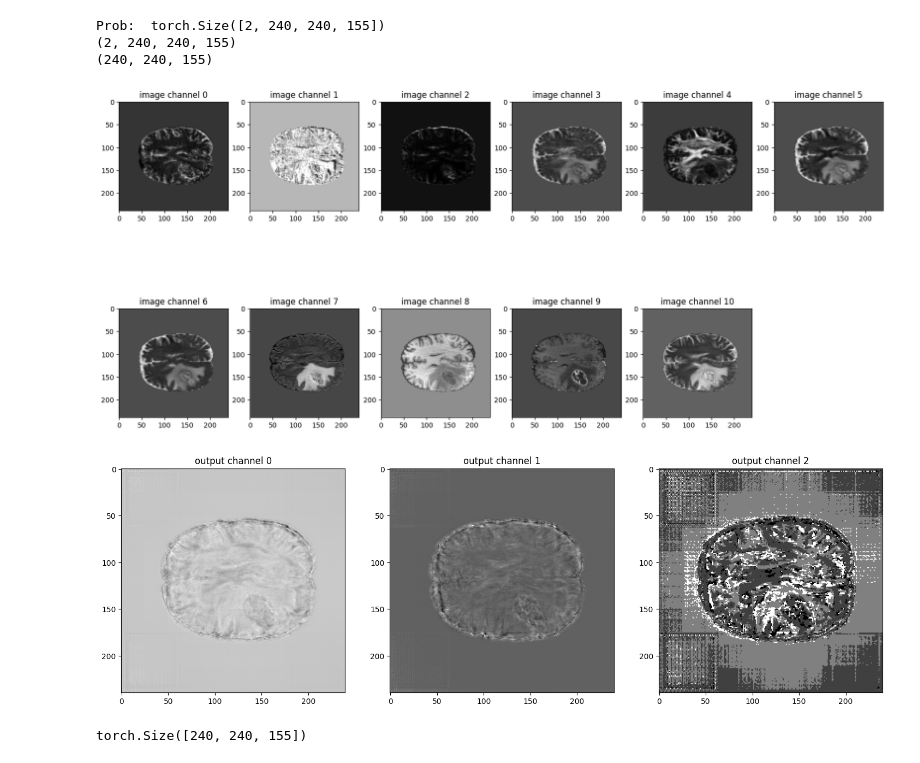
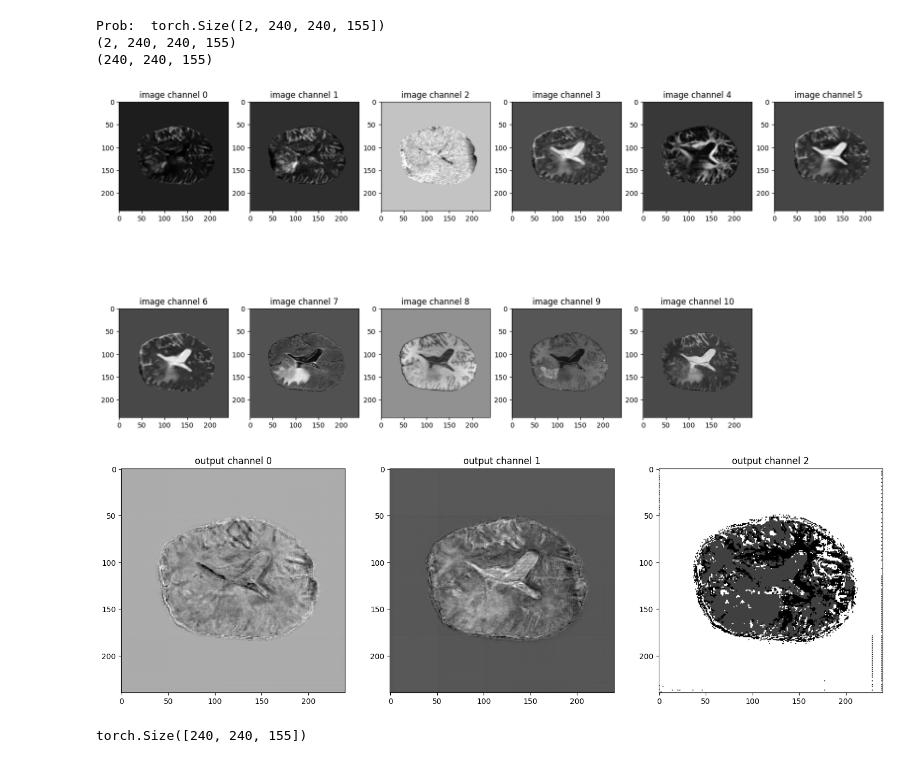
Before and after one commit to GBM-images-research/Swin_transformer_UPennGBM, a Jupyter notebook: simple_inference.ipynb, the cells around one changed output. Drawn from its saved outputs; the diff is of its cells as text; code cells hidden in the pictures.

```diff
--- a/simple_inference.ipynb
+++ b/simple_inference.ipynb
@@ -148,7 +148,7 @@ def obtener_imagen(dataset, img_n):
     images=[DSC_ap_rCBV_list[img_n], DSC_PH_list[img_n], DSC_PSR_list[img_n],
             DTI_AD_list[img_n], DTI_FA_list[img_n], DTI_RD_list[img_n], DTI_TR_list[img_n],
             FLAIR_list[img_n], T1_list[img_n], T1GD_list[img_n],  T2_list[img_n]] # Deben respetar este orden - T1GD_list[img_n],
-    images=sorted(images)
+    #images=sorted(images)
 
     directory = os.path.dirname(FLAIR_list[img_n])
     print(images[8])
@@ -163,8 +163,8 @@ def obtener_imagen(dataset, img_n):
 
 #image_data, header, affine, directory = obtener_imagen(dataset, img_n)
 # %%
-img_n=0
-dataset="./Dataset/Dataset_106_30_casos/test/images"
+img_n=5
+dataset="./Dataset/Dataset_106_30_casos/train/images"
 image_data, header, affine, directory = obtener_imagen(dataset, img_n)
 print(f"Image shape: {image_data.shape}")
 # %% [output]
@@ -177,7 +177,7 @@ post_trans = transforms.Compose(
     [Activations(sigmoid=True), AsDiscrete(threshold=0.5)] # argmax=True / threshold=0.5
 )
 
-roi_t= (64, 64, 64)
+roi_t= (128,128,64)
 
 def inference(input, model):
     def _compute(input):
@@ -194,7 +194,7 @@ def inference(input, model):
 model_inferer_test = partial(
     sliding_window_inference,
     roi_size=[roi_t[0], roi_t[1], roi_t[2]],
-    sw_batch_size=2,
+    sw_batch_size=1,
     predictor=model,
     overlap=0.6,
 )
@@ -239,33 +239,33 @@ print(seg_out.shape)
 seg_out[seg[1] == 1] = 1
 seg_out[seg[0] == 1] = 4
 # Nueva línea para la intersección utilizando 'and'
-seg_out[(seg[0] == 1) & (seg[1] == 1)] = 2
+seg_out[(seg[0] == 1) & (seg[1] == 1)] = 4
 # %% [output]
 Prob:  torch.Size([2, 240, 240, 155])
 (2, 240, 240, 155)
 (240, 240, 155)
 # %%
-sl=90
+sl=80
 
 plt.figure("image", (20, 10))
 for i in range(11):
     plt.subplot(2, 6, i + 1)
     plt.title(f"image channel {i}")
     plt.imshow(image_data[i, :, :, sl].detach().cpu(), cmap="gray")
 plt.show()
 # visualize the 3 channels model output corresponding to this image
 plt.figure("output", (18, 6))
 for i in range(3):
     plt.subplot(1, 3, i + 1)
     plt.title(f"output channel {i}")
     if i==2:
         plt.imshow(seg_out[:,:,sl], cmap="gray")
     else:
         plt.imshow(original[i,:,:,sl], cmap="gray") #.detach().cpu()
 plt.show()
 # %% [output]
-[figure, old version]
+[figure, new version]
-[figure, old version]
+[figure, new version]
 # %%
 img_n="0_2"
 # Crear un nuevo tensor de ceros con el tamaño deseado
```
Also changed, not shown: parts of 1 cell of this notebook, 3 other files.
